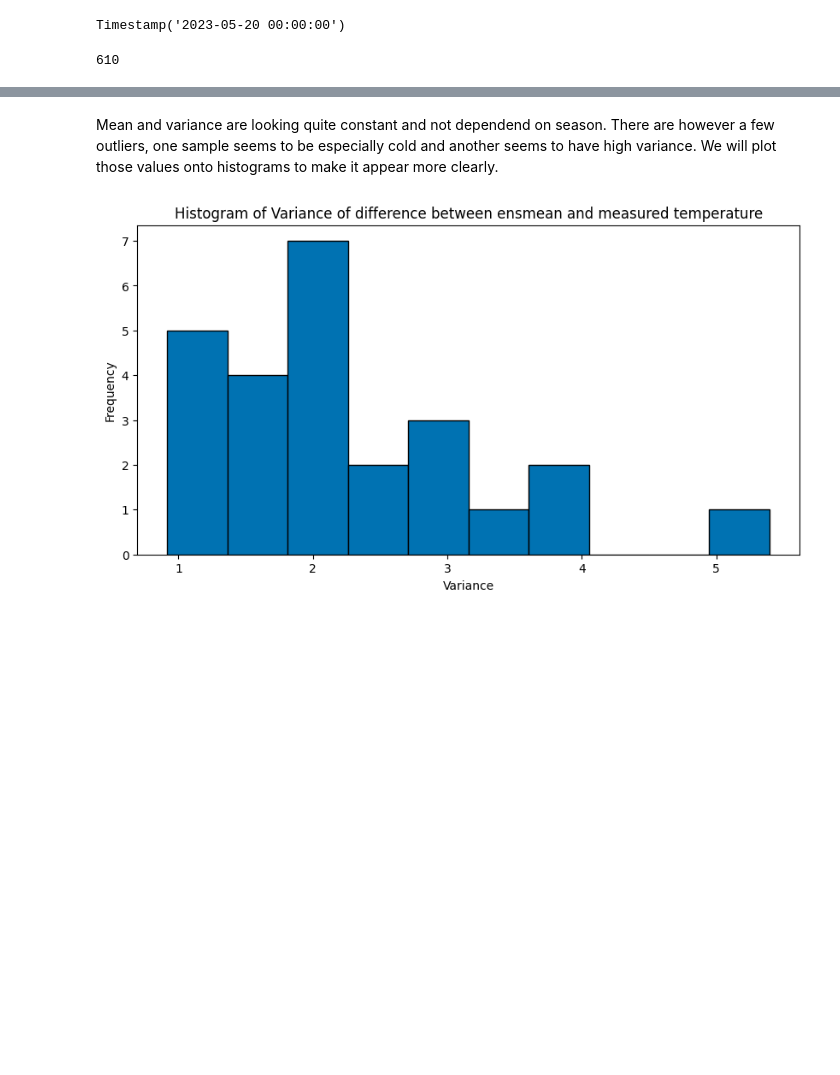
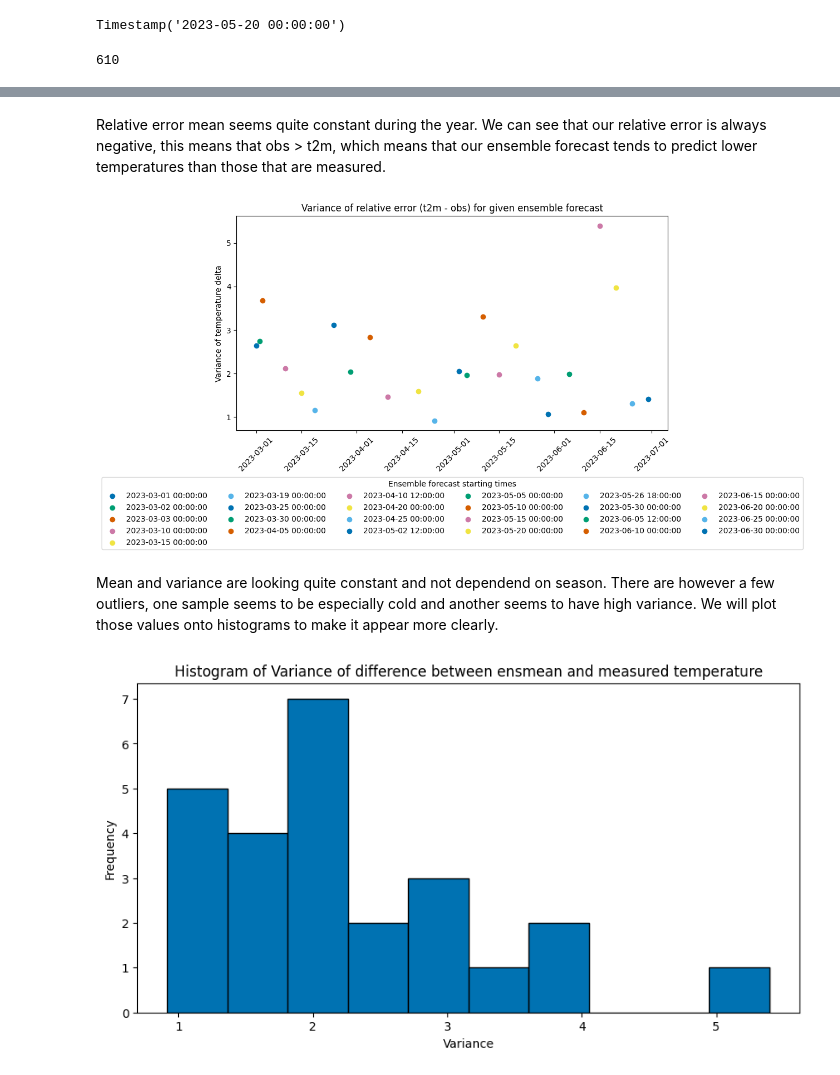
Before and after one commit to larsbonnefoy/TAI_Project, a Jupyter notebook: Project.ipynb, the cells around one changed output, grey strips where cells are left out. Drawn from its saved outputs; the diff is of its cells as text; code cells hidden in the pictures; blank space fills up the shorter version.

```diff
--- a/Project.ipynb
+++ b/Project.ipynb
@@ -752,3 +748,14 @@ scatter_list_var(diff_var_first, on='diff var', ylabel='Variance of temperature
+# %% [markdown]
+Relative error mean seems quite constant during the year. We can see that our relative error is always negative, this means that obs > t2m, which means that our ensemble forecast tends to predict lower temperatures than those that are measured.
+# %%
+compute_variance_diff = partial(compute_variance, 'diff')
+
+list_df_var = list(map(compute_variance_diff, list_df_diff))
+#selects only first occurence for each ensemble forecast
+diff_var_first = list(map(lambda df : df.iloc[[0]], list_df_var))
+scatter_list_var(diff_var_first, on='diff var', ylabel='Variance of temperature delta',  title='Variance of relative error (t2m - obs) for given ensemble forecast')
+# %% [output]
+[figure, added]
 # %% [markdown]
 Mean and variance are looking quite constant and not dependend on season.
 There are however a few outliers, one sample seems to be especially cold and another seems to have high variance. We will plot those values onto histograms to make it appear more clearly.
```
Also changed, not shown: parts of 36 cells of this notebook, 1 other file.
